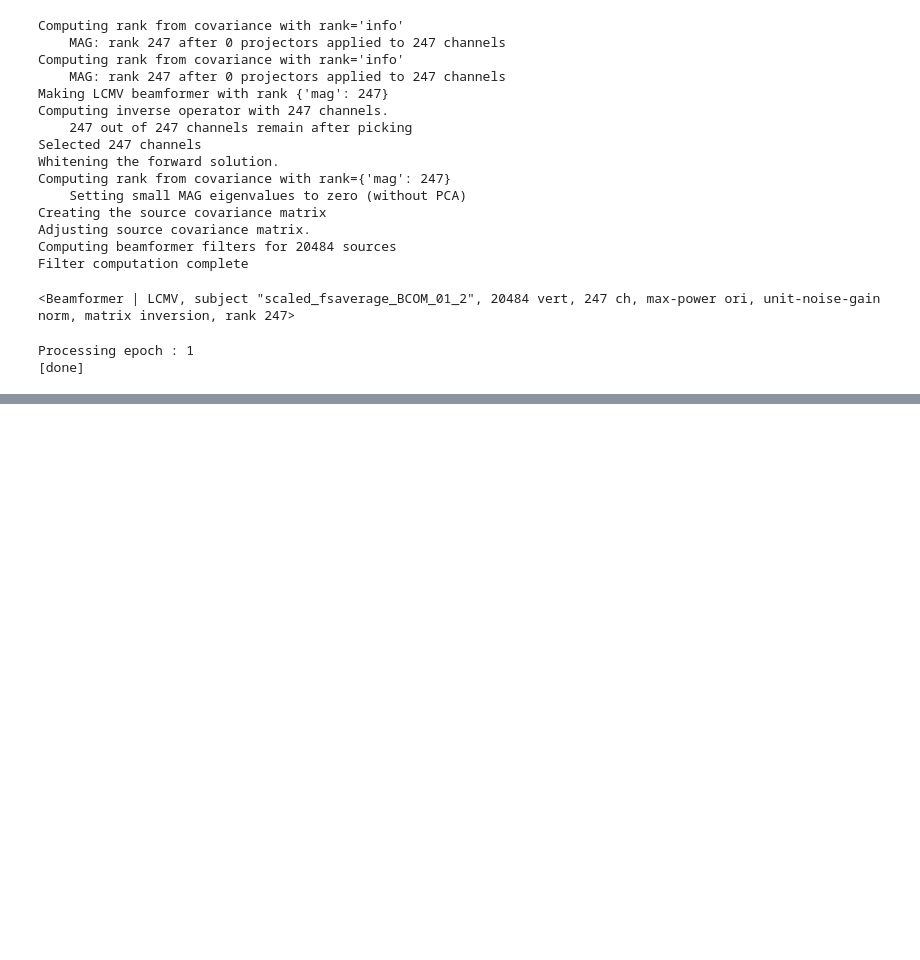
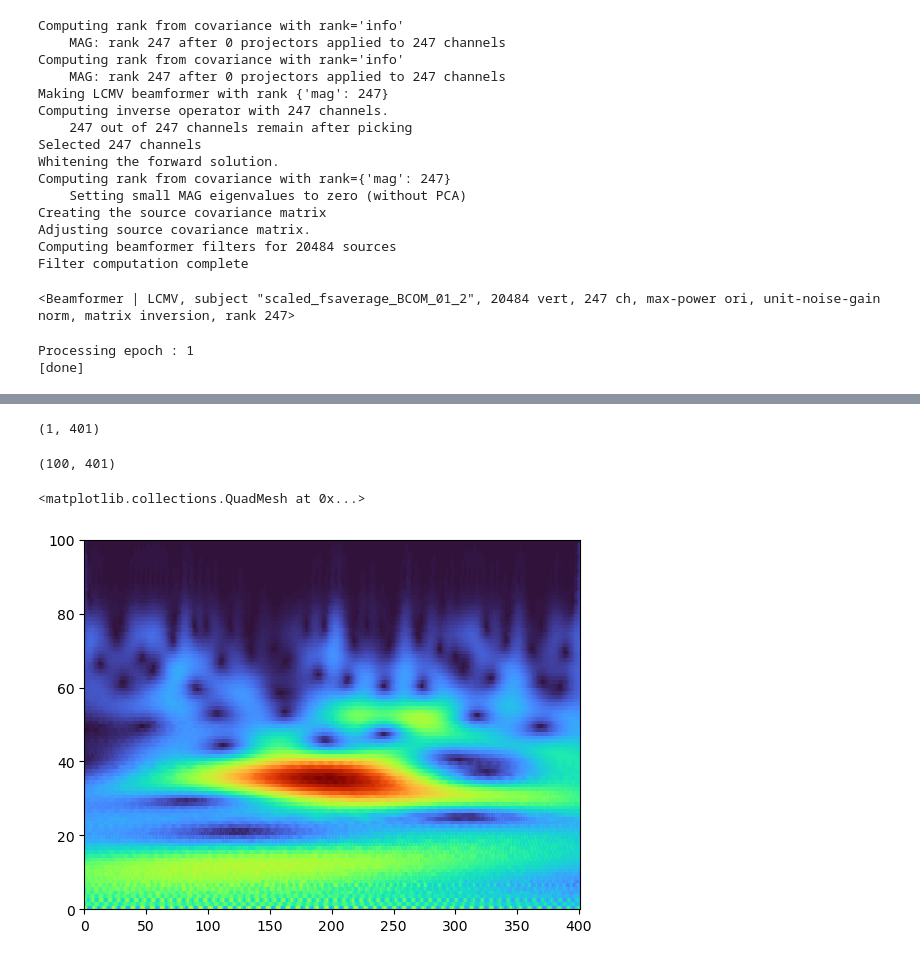
Before and after one commit to CEBangu/MEG-Decoding, a Jupyter notebook: beamforming.ipynb, the cells around one changed output, grey strips where cells are left out. Cells and saved outputs as stored; diff of their text form; code cells hidden in the pictures; blank space fills up the shorter version.

```diff
--- a/beamforming.ipynb
+++ b/beamforming.ipynb
@@ -263,0 +393,4 @@ Processing epoch : 1
+# %%
+tc.shape
+# %% [output]
+(1, 401)
@@ -263,0 +405,9 @@ Processing epoch : 1
+# %%
+reshaped_result.shape
+# %% [output]
+(100, 401)
+# %%
+plt.pcolormesh(x, cmap='turbo')
+# %% [output]
+<matplotlib.collections.QuadMesh at 0x...>
+[figure, added]
```
Also changed, not shown: parts of 44 cells of this notebook, 4 other files.
